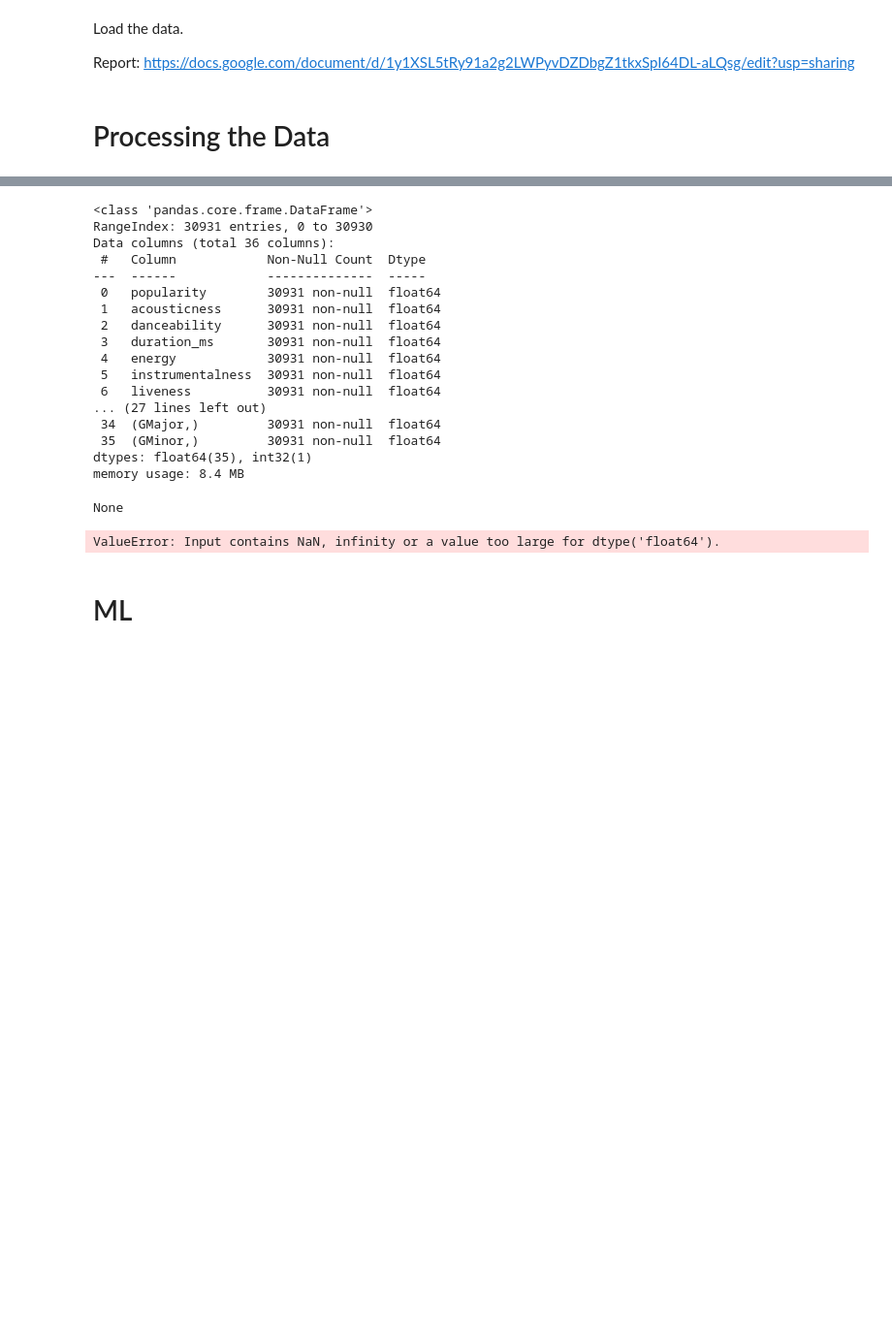
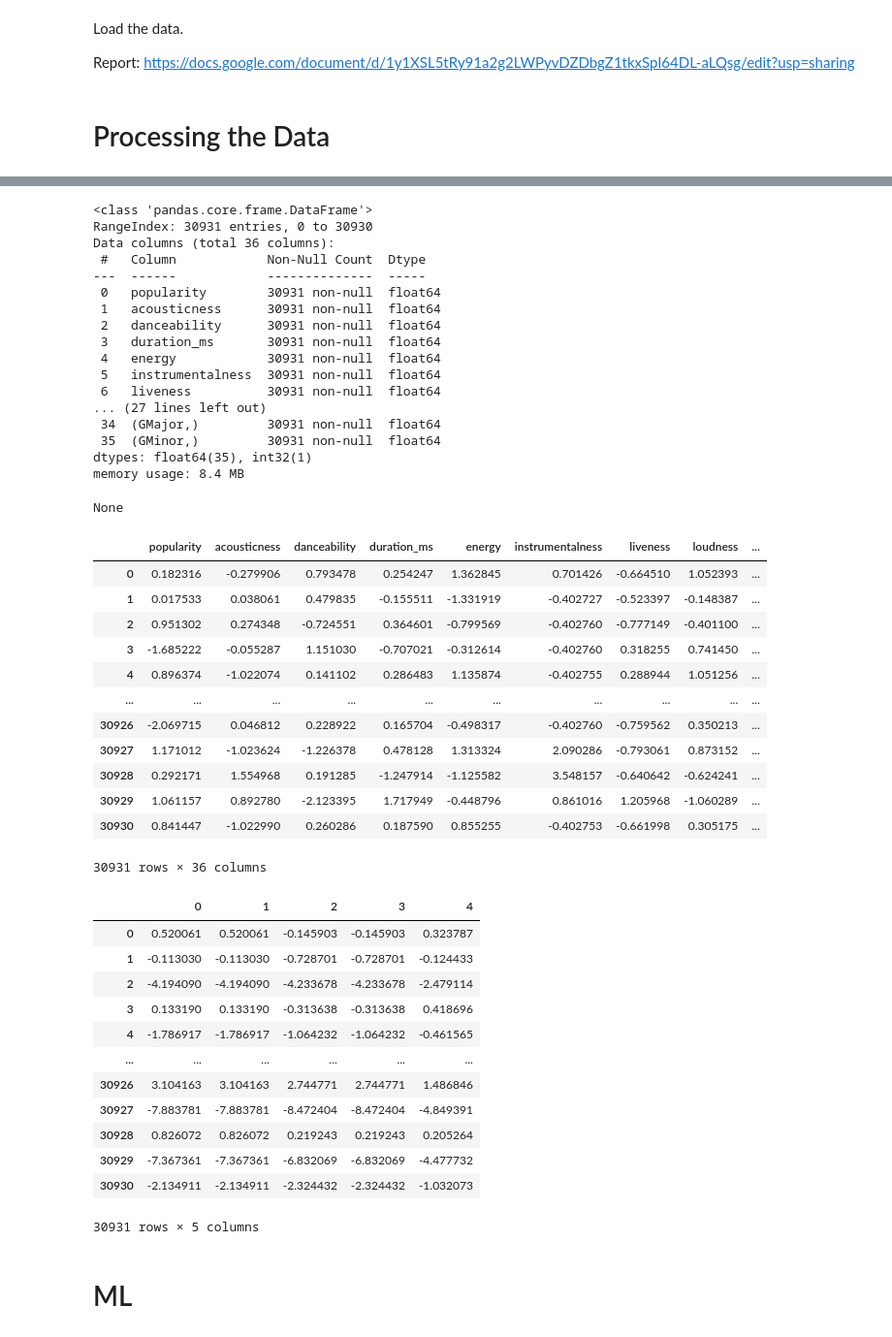
Before and after one commit to evoliee/comp309, a Jupyter notebook: a3/comp309_a3.ipynb, the cells around one changed output, grey strips where cells are left out. Shown: that part at 97% size. Saved outputs shown, nothing was run; the diff lists cells and outputs as text; code cells hidden in the pictures; blank space fills up the shorter version.

```diff
--- a/a3/comp309_a3.ipynb
+++ b/a3/comp309_a3.ipynb
@@ -129,6 +135,8 @@ df.info()
 
 df.to_csv('training-processed-base.csv', sep = ',', index = False)
 
+gen_train = df.copy()
+
 # do dimensionality reduction
 # from tutorial
 
@@ -136,7 +144,7 @@ from sklearn.decomposition import PCA
 
 dfCopy = df.copy()
 inform = dfCopy.loc[:, dfCopy. columns != 'genre_label']
-answer = dfCopy['genre_label']
+answer1 = dfCopy['genre_label']
 
 pca = PCA(n_components=5)
 pca.fit(inform)
@@ -153,7 +161,7 @@ from sklearn.decomposition import FastICA
 
 dfCopy = df.copy()
 inform = dfCopy.loc[:, dfCopy. columns != 'genre_label']
-answer = dfCopy['genre_label']
+answer2 = dfCopy['genre_label']
 
 ica = FastICA(n_components=5)
 ica.fit(inform)
@@ -167,13 +175,13 @@ ica_train.to_csv('training-processed-ica.csv', sep = ',', index = False)
 
 dfCopy = df.copy()
 inform = dfCopy.loc[:, dfCopy. columns != 'genre_label']
-answer = dfCopy['genre_label']
+answer3 = dfCopy['genre_label']
 
 !pip install gplearn
 
 from gplearn.genetic import SymbolicTransformer
 gp = SymbolicTransformer(n_components=5)
-gp.fit(inform, answer)
+gp.fit(inform, answer3)
 gp_train = pd.DataFrame(gp.transform(inform))
 
 gp_train.info()
@@ -259,9 +267,9 @@ df['mode'] = modeEncoder.transform(df['mode'])
 # interpolate duration + tempo
 
 df['tempo'] = df['tempo'].replace('?',  np.nan)
-df['tempo'] = df['tempo'].interpolate()
+df['tempo'] = imp_temp.transform(df[['tempo']])
 df['duration_ms'] = df['duration_ms'].replace('-1',  np.nan)
-df['duration_ms'] = df['duration_ms'].interpolate()
+df['duration_ms'] = imp_dura.transform(df[['duration_ms']])
 
 # scale
 
@@ -273,12 +281,17 @@ for i in range(len(columnsScaled) ):
 
 # remove columns used for understanding data + save base
 droppable = ['instance_id', 'key']
+instanceIds = df['instance_id']
 df = df.drop(droppable, axis=1)
 df.to_csv('test-processed-base.csv', sep = ',', index = False)
 
 display(df.info())
 # do dimensionality reduction
 # from tutorial
+
+display(df)
+
+gen_test = pd.DataFrame(df.copy())
 
 dfCopy = df.copy()
 pca_test = pd.DataFrame(pca.transform(dfCopy))
@@ -288,33 +301,60 @@ pca_test.to_csv('test-processed-pca.csv', sep = ',', index = False)
 # from tutorial
 
 dfCopy = df.copy()
 ica_test = pd.DataFrame(ica.transform(dfCopy))
 ica_test.to_csv('test-processed-pca.csv', sep = ',', index = False)
 
 # from tutorial
 
 dfCopy = df.copy()
 gp_test = pd.DataFrame(gp.transform(dfCopy))
 gp_test.to_csv('test-processed-gpa.csv', sep = ',', index = False)
+
+display(gp_test)
 # %% [output]
 <class 'pandas.core.frame.DataFrame'>
 RangeIndex: 30931 entries, 0 to 30930
 Data columns (total 36 columns):
  #   Column            Non-Null Count  Dtype
 ---  ------            --------------  -----
  0   popularity        30931 non-null  float64
  1   acousticness      30931 non-null  float64
  2   danceability      30931 non-null  float64
  3   duration_ms       30931 non-null  float64
  4   energy            30931 non-null  float64
  5   instrumentalness  30931 non-null  float64
  6   liveness          30931 non-null  float64
 ... (27 lines left out)
  34  (GMajor,)         30931 non-null  float64
  35  (GMinor,)         30931 non-null  float64
 dtypes: float64(35), int32(1)
 memory usage: 8.4 MB
 None
+|  | popularity | acousticness | danceability | duration_ms | energy | instrumentalness | liveness | loudness | ... |
+| 0 | 0.182316 | -0.279906 | 0.793478 | 0.254247 | 1.362845 | 0.701426 | -0.664510 | 1.052393 | ... |
+| 1 | 0.017533 | 0.038061 | 0.479835 | -0.155511 | -1.331919 | -0.402727 | -0.523397 | -0.148387 | ... |
+| 2 | 0.951302 | 0.274348 | -0.724551 | 0.364601 | -0.799569 | -0.402760 | -0.777149 | -0.401100 | ... |
+| 3 | -1.685222 | -0.055287 | 1.151030 | -0.707021 | -0.312614 | -0.402760 | 0.318255 | 0.741450 | ... |
+| 4 | 0.896374 | -1.022074 | 0.141102 | 0.286483 | 1.135874 | -0.402755 | 0.288944 | 1.051256 | ... |
+| ... | ... | ... | ... | ... | ... | ... | ... | ... | ... |
+| 30926 | -2.069715 | 0.046812 | 0.228922 | 0.165704 | -0.498317 | -0.402760 | -0.759562 | 0.350213 | ... |
+| 30927 | 1.171012 | -1.023624 | -1.226378 | 0.478128 | 1.313324 | 2.090286 | -0.793061 | 0.873152 | ... |
+| 30928 | 0.292171 | 1.554968 | 0.191285 | -1.247914 | -1.125582 | 3.548157 | -0.640642 | -0.624241 | ... |
+| 30929 | 1.061157 | 0.892780 | -2.123395 | 1.717949 | -0.448796 | 0.861016 | 1.205968 | -1.060289 | ... |
+| 30930 | 0.841447 | -1.022990 | 0.260286 | 0.187590 | 0.855255 | -0.402753 | -0.661998 | 0.305175 | ... |
-ValueError: Input contains NaN, infinity or a value too large for dtype('float64').
+30931 rows × 36 columns
+|  | 0 | 1 | 2 | 3 | 4 |
+| 0 | 0.520061 | 0.520061 | -0.145903 | -0.145903 | 0.323787 |
+| 1 | -0.113030 | -0.113030 | -0.728701 | -0.728701 | -0.124433 |
+| 2 | -4.194090 | -4.194090 | -4.233678 | -4.233678 | -2.479114 |
+| 3 | 0.133190 | 0.133190 | -0.313638 | -0.313638 | 0.418696 |
+| 4 | -1.786917 | -1.786917 | -1.064232 | -1.064232 | -0.461565 |
+| ... | ... | ... | ... | ... | ... |
+| 30926 | 3.104163 | 3.104163 | 2.744771 | 2.744771 | 1.486846 |
+| 30927 | -7.883781 | -7.883781 | -8.472404 | -8.472404 | -4.849391 |
+| 30928 | 0.826072 | 0.826072 | 0.219243 | 0.219243 | 0.205264 |
+| 30929 | -7.367361 | -7.367361 | -6.832069 | -6.832069 | -4.477732 |
+| 30930 | -2.134911 | -2.134911 | -2.324432 | -2.324432 | -1.032073 |
+30931 rows × 5 columns
 # %% [markdown]
 # ML
```
Also changed, not shown: parts of 4 cells of this notebook, 7 other files.
